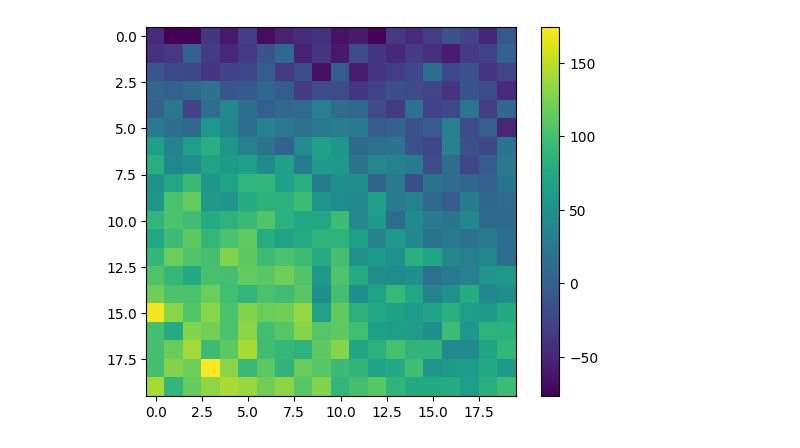
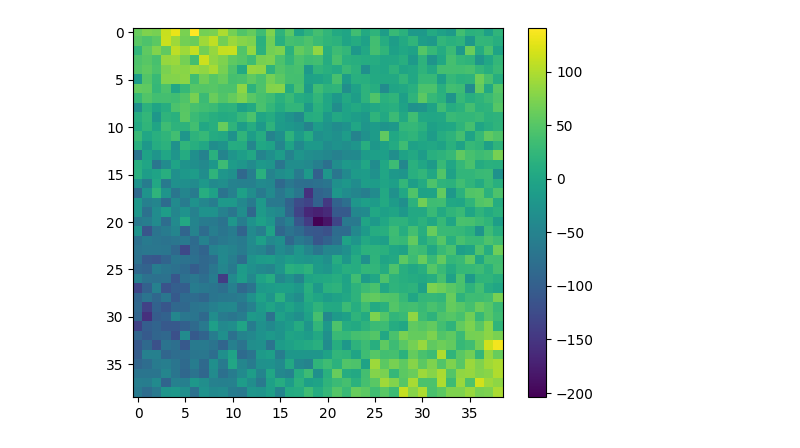
Before and after one commit to deepskies/DeepSZSim, a Jupyter notebook: Compare_to_ACT_subamps.ipynb, the cells around one changed output. Saved outputs shown, nothing was run; the diff lists cells and outputs as text; code cells hidden in the pictures.

```diff
--- a/Compare_to_ACT_subamps.ipynb
+++ b/Compare_to_ACT_subamps.ipynb
@@ -59,23 +52,22 @@ cbar = plt.colorbar(im2)
 # %%
-#Plotting individual submaps centered on confirmed clusters, arXiv:1301.0816
-#ACT-CL J0008.1+0201
-#Set up a box around dec = -2.0204 and ra = 2.0418
-#dec,ra = np.deg2rad([-2.0204,2.0418])
-dec,ra = np.deg2rad([-3.0152,-0.7693])
-
-# Give the box a width of 10 arcmin
-W = 0.166667
-width = np.deg2rad(0.166667)
-
-# Create the box and use it to select a submap
-box = [[dec-width/2.,ra-width/2.],[dec+width/2.,ra+width/2.]]
-
-# Because the original cutout of the full map that we read in doesn't include this particular box you can read it in again at this location
-# or use the downgraded
-
-submap=img.submap(box)
-
-im3=plt.imshow(submap)
-cbar = plt.colorbar(im3)
+def plotsubmap_w_radec(ra_in,dec_in): #Define a function to plot a submap
+    dec,ra = np.deg2rad([dec_in,ra_in])
+    # Give the box a width of 10 arcmin
+    W = 0.325
+    width = np.deg2rad(0.325)
+    # Create the box and use it to select a submap
+    box = [[dec-width/2.,ra-width/2.],[dec+width/2.,ra+width/2.]]
+    submap=img.submap(box)
+    im3=plt.imshow(submap)
+    cbar = plt.colorbar(im3)
-# %% [output]
-[figure, removed]
+# %%
+#Make array of confirmed clusters for stacking from arXiv:1301.0816 (first 30)
+rac=[2.0418,3.0152,3.7276,4.4138,4.5623,5.5553,6.5699,11.1076,11.3051,12.7875,14.5189,14.7855,16.2195,19.9971,21.8227,24.8407,28.1764,29.1008,31.5567,33.8699,34.5626,34.9533,34.9759,35.3925,35.7939,37.1250,37.7273,39.9718,40.0102,40.3129]
+decc=[2.0204,-0.7693,-0.9502,-0.858,-0.3795,-0.605,1.3367,1.2221,-1.8827,0.9323,0.5106,-0.8326,0.0495,0.9193,0.3468,-1.4769,1.0059,-1.3879,-1.2428,0.5091,-0.6883,0.3755,1.4973,-0.2063,-0.9466,0.5033,-0.4043,-1.5758,1.2693,-0.3109]
+zc=[0.36,1.36,0.533,0.211,0.75,0.805,0.65,1.11,0.545,0.69,0.76,0.786,0.277,0.72,0.379,0.70,0.230,0.45,0.676,0.865,0.672,0.537,0.35,0.589,0.663,0.72,0.44,0.375,0.62,0.684]
+mc=[3.9,3.0,5.7,2.9,3.1,5.5,4.4,2.7,5.6,2.2,3.2,5.2,2.6,3.3,3.3,2.1,5.7,3.1,4.3,3.5,3.8,3.0,2.8,1.4,3.8,2.4,2.8,6.7,3.3,2.5]
+mc=[x*1e14 for x in mc]
+# %%
+plotsubmap_w_radec(rac[5],decc[5]) #plot one of these confirm cluster submaps
+# %% [output]
+[figure, added]
```
Also changed, not shown: parts of 13 cells of this notebook.
